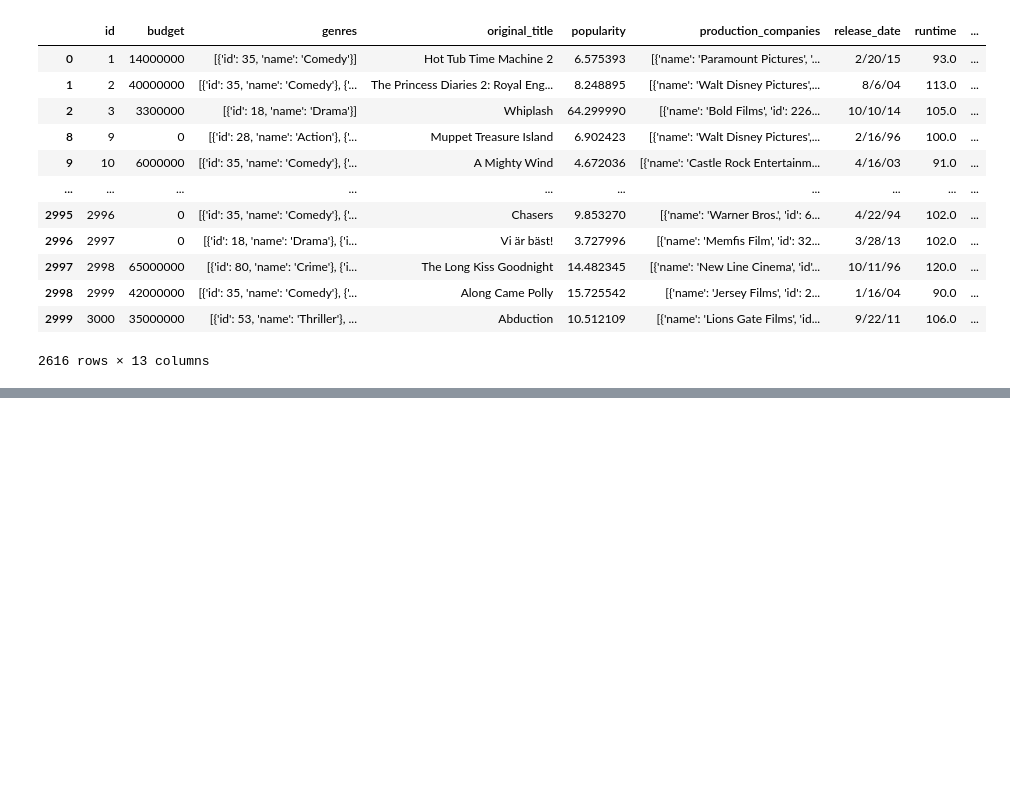
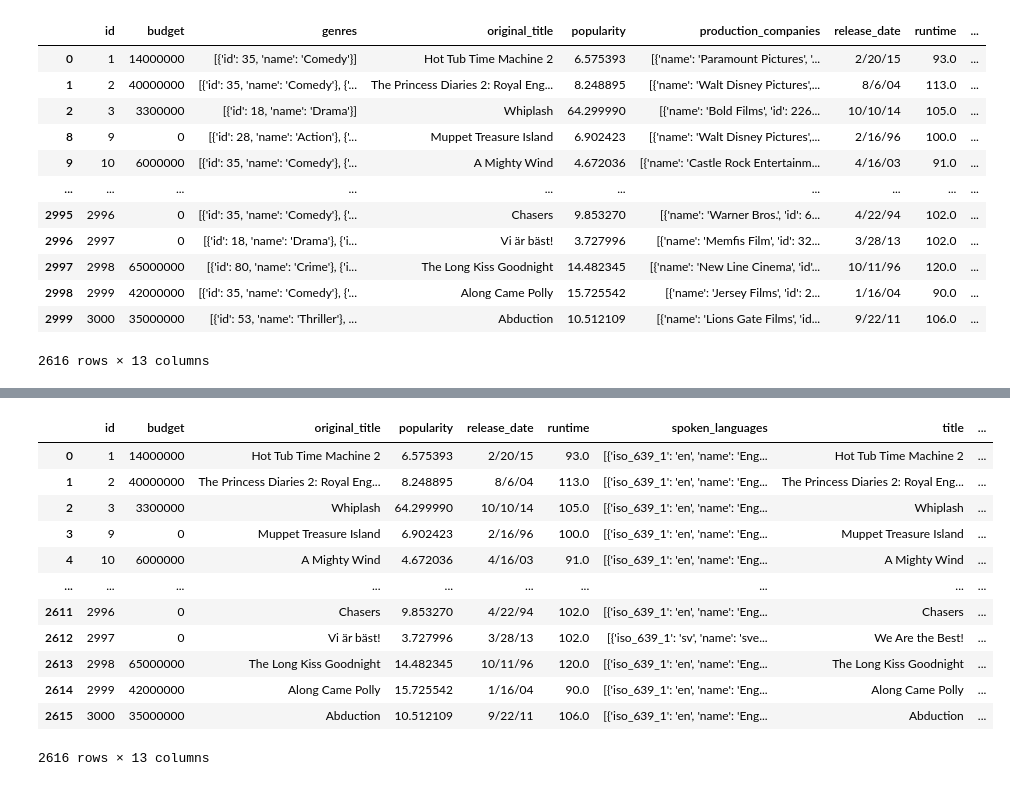
Before and after one commit to kendoll7/project_4, a Jupyter notebook: movies_etl.ipynb, the cells around one changed output, grey strips where cells are left out. Cells and saved outputs as stored; diff of their text form; code cells hidden in the pictures; blank space fills up the shorter version.

Commit message:
adding half the cleaned data

```diff
--- a/movies_etl.ipynb
+++ b/movies_etl.ipynb
@@ -181,0 +611,3 @@ memory usage: 286.1+ KB
+# %%
+id_df = pd.DataFrame(concat_production_companies_df['id'])
+id_df
@@ -181,0 +628,4 @@ memory usage: 286.1+ KB
+# %%
+#combine the id and the production companies dataframes
+production_companies_all_columns = pd.concat([id_df, production_companies_dfs_concat], axis=1)
+production_companies_all_columns
@@ -181,0 +648,16 @@ memory usage: 286.1+ KB
+# %%
+def concat_production_companies(row):
+    production_company = [production_company for production_company in row[1:] if not pd.isna(production_company)]
+    return ", ".join(production_company) if production_company else None
+
+production_companies_all_columns['all_production_companies'] = production_companies_all_columns.apply(concat_production_companies, axis=1)
+all_production_companies_df = production_companies_all_columns.drop(["production_company_0", "production_company_1",
+                                                          "production_company_2", "production_company_3",
+                                                          "production_company_4", "production_company_5",
+                                                          "production_company_6", "production_company_7",
+                                                          "production_company_8", "production_company_9",
+                                                          "production_company_10", "production_company_11",
+                                                          "production_company_12", "production_company_13",
+                                                          "production_company_14", "production_company_15",
+                                                          "production_company_16"], axis=1)
+all_production_companies_df
@@ -182 +678,20 @@ memory usage: 286.1+ KB
+# %%
+complete_movies_df_clean_all_genres_prodcomps = pd.merge(complete_movies_df_clean_all_genres, all_production_companies_df, on='id', how='inner')
+complete_movies_df_with_genres_prodcomps = complete_movies_df_clean_all_genres_prodcomps.drop(["genres" ,"production_companies"], axis=1)
+# %%
+complete_movies_df_with_genres_prodcomps
+# %% [output]
+|  | id | budget | original_title | popularity | release_date | runtime | spoken_languages | title | ... |
+| 0 | 1 | 14000000 | Hot Tub Time Machine 2 | 6.575393 | 2/20/15 | 93.0 | [{'iso_639_1': 'en', 'name': 'Eng... | Hot Tub Time Machine 2 | ... |
+| 1 | 2 | 40000000 | The Princess Diaries 2: Royal Eng... | 8.248895 | 8/6/04 | 113.0 | [{'iso_639_1': 'en', 'name': 'Eng... | The Princess Diaries 2: Royal Eng... | ... |
+| 2 | 3 | 3300000 | Whiplash | 64.299990 | 10/10/14 | 105.0 | [{'iso_639_1': 'en', 'name': 'Eng... | Whiplash | ... |
+| 3 | 9 | 0 | Muppet Treasure Island | 6.902423 | 2/16/96 | 100.0 | [{'iso_639_1': 'en', 'name': 'Eng... | Muppet Treasure Island | ... |
+| 4 | 10 | 6000000 | A Mighty Wind | 4.672036 | 4/16/03 | 91.0 | [{'iso_639_1': 'en', 'name': 'Eng... | A Mighty Wind | ... |
+| ... | ... | ... | ... | ... | ... | ... | ... | ... | ... |
+| 2611 | 2996 | 0 | Chasers | 9.853270 | 4/22/94 | 102.0 | [{'iso_639_1': 'en', 'name': 'Eng... | Chasers | ... |
+| 2612 | 2997 | 0 | Vi är bäst! | 3.727996 | 3/28/13 | 102.0 | [{'iso_639_1': 'sv', 'name': 'sve... | We Are the Best! | ... |
+| 2613 | 2998 | 65000000 | The Long Kiss Goodnight | 14.482345 | 10/11/96 | 120.0 | [{'iso_639_1': 'en', 'name': 'Eng... | The Long Kiss Goodnight | ... |
+| 2614 | 2999 | 42000000 | Along Came Polly | 15.725542 | 1/16/04 | 90.0 | [{'iso_639_1': 'en', 'name': 'Eng... | Along Came Polly | ... |
+| 2615 | 3000 | 35000000 | Abduction | 10.512109 | 9/22/11 | 106.0 | [{'iso_639_1': 'en', 'name': 'Eng... | Abduction | ... |
+2616 rows × 13 columns
 # %%
```
Also changed, not shown: parts of 30 cells of this notebook.
